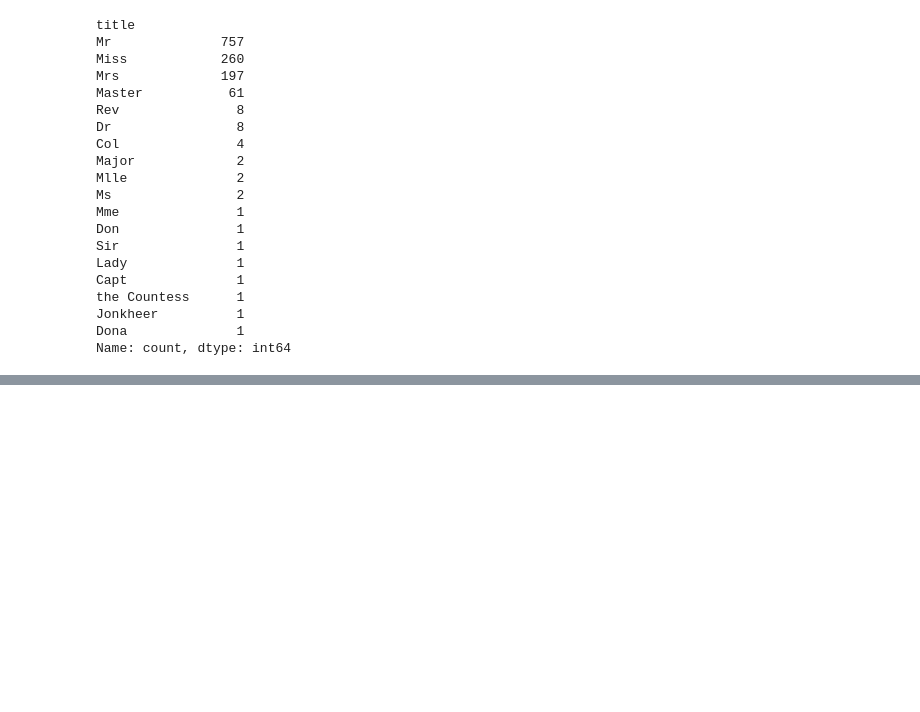
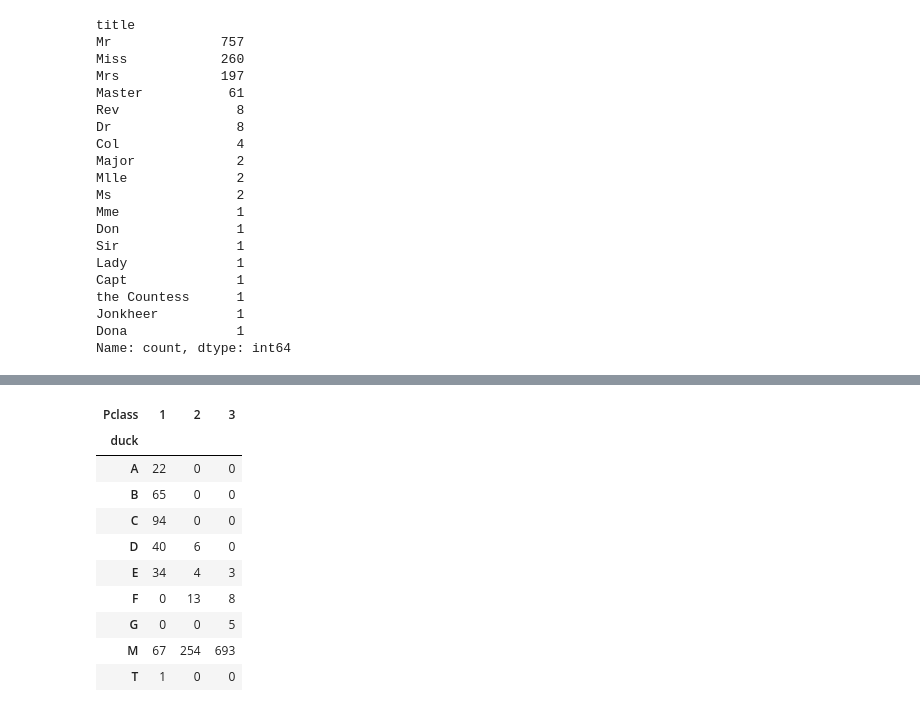
Before and after one commit to Purushottambgs/Python_Program, a Jupyter notebook: EDA.ipynb, the cells around one changed output, grey strips where cells are left out. Cells and saved outputs as stored; diff of their text form; code cells hidden in the pictures; blank space fills up the shorter version.

```diff
--- a/EDA.ipynb
+++ b/EDA.ipynb
@@ -535,3 +535,7 @@ the Countess      1
 Jonkheer          1
 Dona              1
 Name: count, dtype: int64
+# %%
+df['title'] = df['title'].str.strip()
+
+df['title']=df['title'].replace(['Rev','Dr','Col','Major','Mlle','Ms','Mme','Don','Sir','Lady','Capt','the Countess','Jonkheer'],'other')
@@ -537,0 +581,2 @@ Name: count, dtype: int64
+# %%
+df['Cabin'].fillna('M', inplace=True)
@@ -537,0 +599,2 @@ Name: count, dtype: int64
+# %%
+df['duck']=df['Cabin'].str[0]
@@ -537,0 +615,14 @@ Name: count, dtype: int64
+# %%
+pd.crosstab(df['duck'], df['Pclass'])
+# %% [output]
+| Pclass | 1 | 2 | 3 |
+| duck |  |  |  |
+| A | 22 | 0 | 0 |
+| B | 65 | 0 | 0 |
+| C | 94 | 0 | 0 |
+| D | 40 | 6 | 0 |
+| E | 34 | 4 | 3 |
+| F | 0 | 13 | 8 |
+| G | 0 | 0 | 5 |
+| M | 67 | 254 | 693 |
+| T | 1 | 0 | 0 |
```
Also changed, not shown: parts of 8 cells of this notebook.
